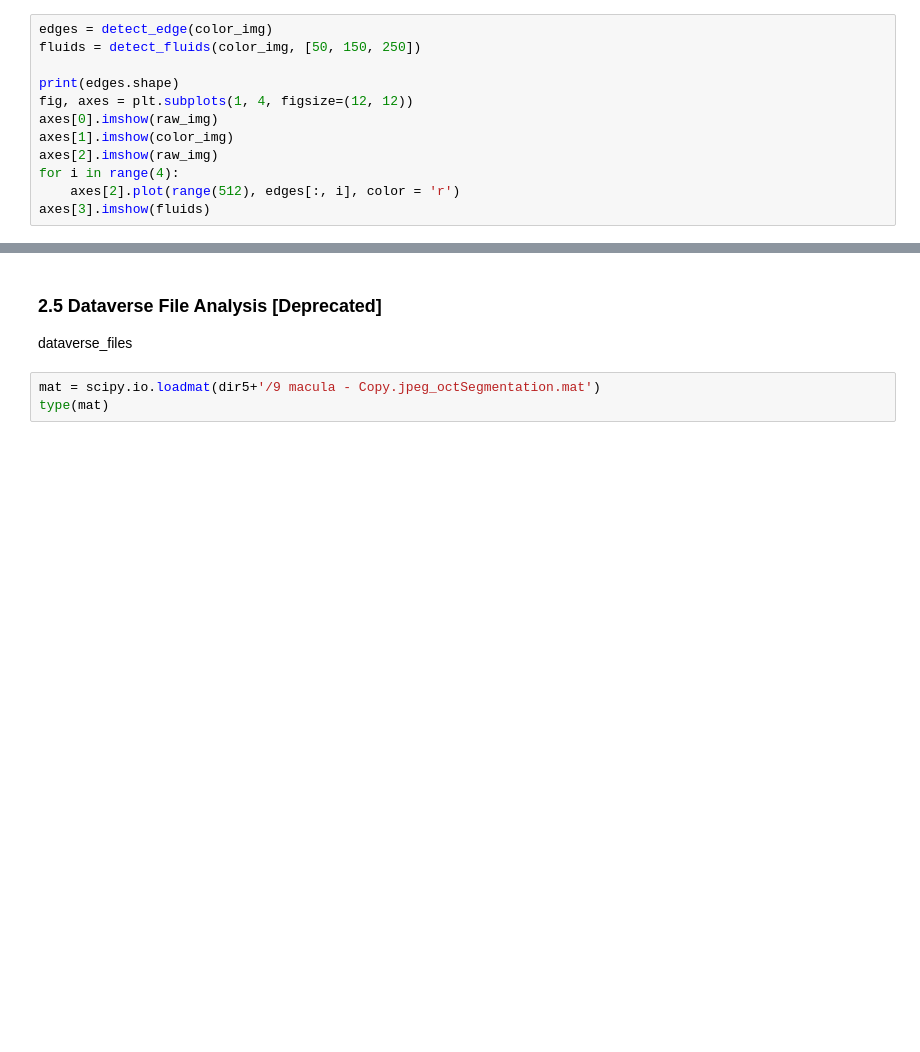
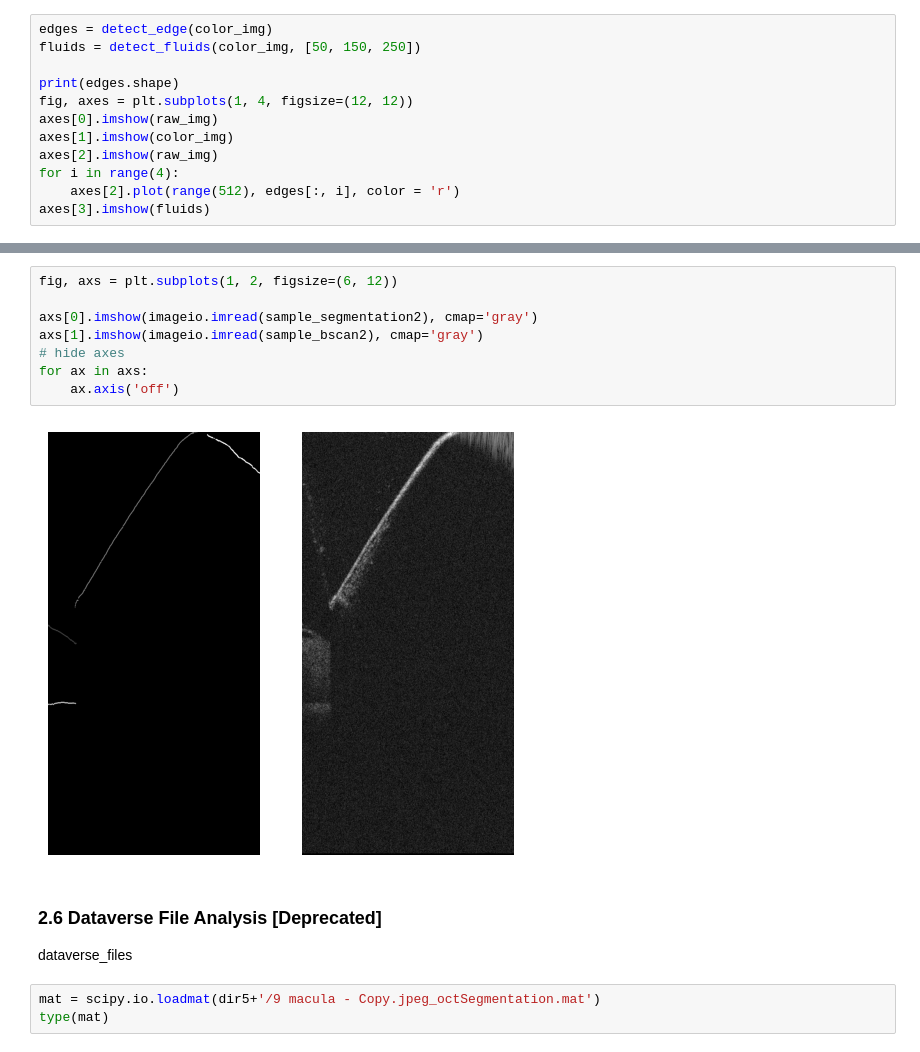
Before and after one commit to happen2me/oct-simulation, a Jupyter notebook: notebooks/1.data_collection_visualization.ipynb, the cells around one changed output, grey strips where cells are left out. Drawn from its saved outputs; the diff is of its cells as text; blank space fills up the shorter version.

```diff
--- a/notebooks/1.data_collection_visualization.ipynb
+++ b/notebooks/1.data_collection_visualization.ipynb
@@ -388,5 +422,15 @@ axes[3].imshow(fluids)
+# %%
+fig, axs = plt.subplots(1, 2, figsize=(6, 12))
+
+axs[0].imshow(imageio.imread(sample_segmentation2), cmap='gray')
+axs[1].imshow(imageio.imread(sample_bscan2), cmap='gray')
+# hide axes
+for ax in axs:
+    ax.axis('off')
+# %% [output]
+[figure, added]
 # %% [markdown]
-### 2.5 Dataverse File Analysis [Deprecated]
+### 2.6 Dataverse File Analysis [Deprecated]
 
 dataverse_files
 # %%
```
Also changed, not shown: parts of 5 cells of this notebook, 7 other files.
